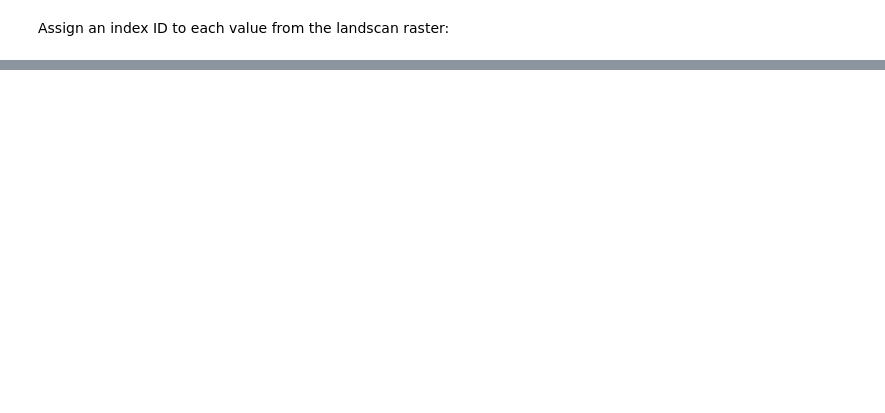
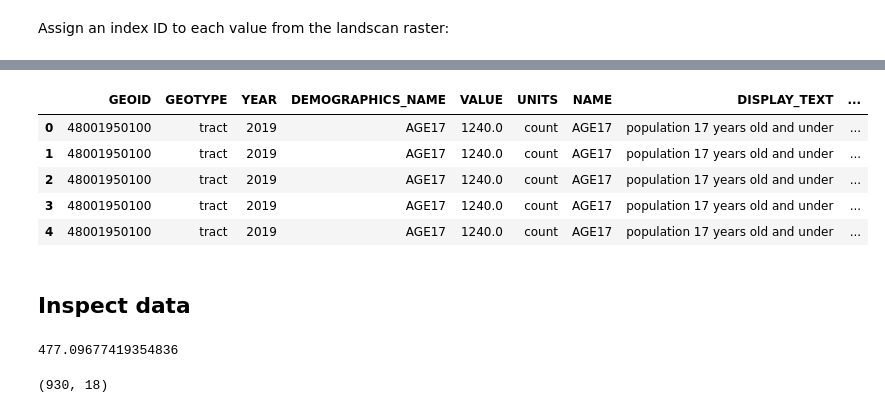
Before and after one commit to kellypierce/demographic-toolkit, a Jupyter notebook: svi_landscan.ipynb, the cells around one changed output, grey strips where cells are left out. Drawn from its saved outputs; the diff is of its cells as text; code cells hidden in the pictures; blank space fills up the shorter version.

```diff
--- a/svi_landscan.ipynb
+++ b/svi_landscan.ipynb
@@ -157,0 +161,15 @@ landscan_vars_final.to_file('/Users/kpierce/CooksProTX/demographic_data_landscan
+# %%
+all_vars.head()
+# %% [output]
+|  | GEOID | GEOTYPE | YEAR | DEMOGRAPHICS_NAME | VALUE | UNITS | NAME | DISPLAY_TEXT | ... |
+| 0 | 48001950100 | tract | 2019 | AGE17 | 1240.0 | count | AGE17 | population 17 years old and under | ... |
+| 1 | 48001950100 | tract | 2019 | AGE17 | 1240.0 | count | AGE17 | population 17 years old and under | ... |
+| 2 | 48001950100 | tract | 2019 | AGE17 | 1240.0 | count | AGE17 | population 17 years old and under | ... |
+| 3 | 48001950100 | tract | 2019 | AGE17 | 1240.0 | count | AGE17 | population 17 years old and under | ... |
+| 4 | 48001950100 | tract | 2019 | AGE17 | 1240.0 | count | AGE17 | population 17 years old and under | ... |
+# %% [markdown]
+## Inspect data
+# %%
+max(all_vars['VALUE_PERCENT_RAW'])
+# %% [output]
+477.09677419354836
@@ -157,0 +178,4 @@ landscan_vars_final.to_file('/Users/kpierce/CooksProTX/demographic_data_landscan
+# %%
+excess_pct.shape
+# %% [output]
+(930, 18)
```
Also changed, not shown: parts of 81 cells of this notebook.
